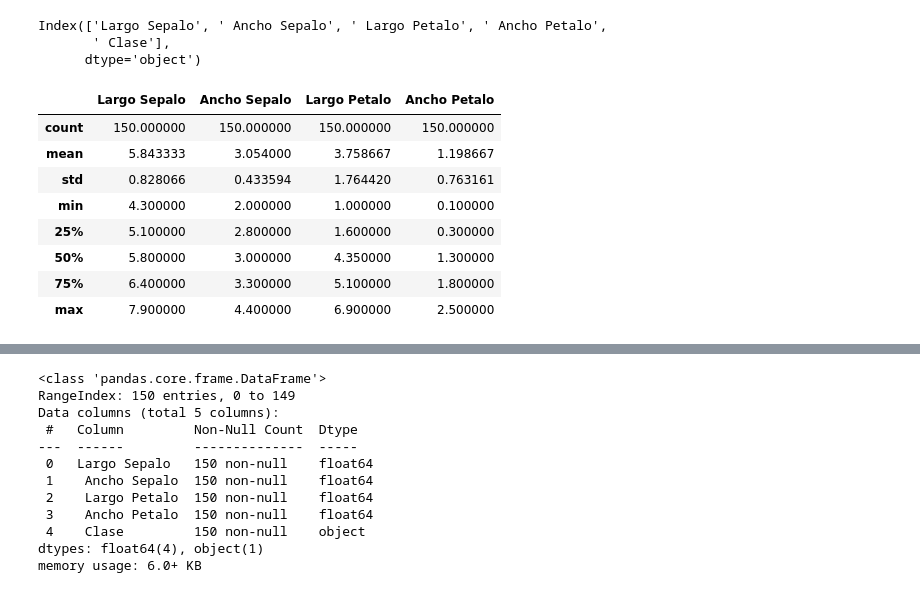
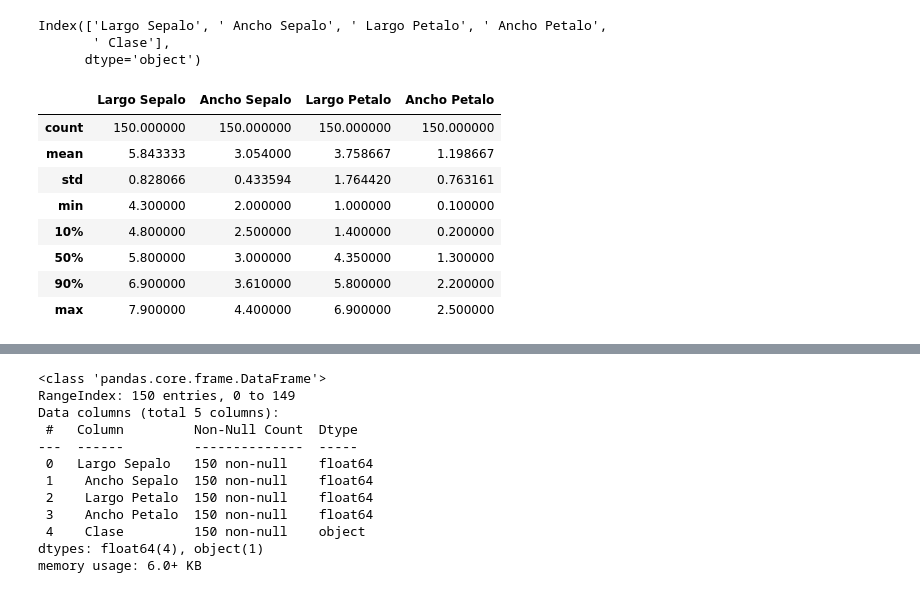
Before and after one commit to joelalves/machine-learning-course, a Jupyter notebook: numpy-pandas-preprocess/pandas/Pandas teoría 1.ipynb, the cells around one changed output, grey strips where cells are left out. Saved outputs shown, nothing was run; the diff lists cells and outputs as text; code cells hidden in the pictures.

```diff
--- a/numpy-pandas-preprocess/pandas/Pandas teoría 1.ipynb
+++ b/numpy-pandas-preprocess/pandas/Pandas teoría 1.ipynb
@@ -75,7 +81,7 @@ df#.head() #Muestra las primeras 5 filas del dataframe
 | 149 | 5.9 | 3.0 | 5.1 | 1.8 | Iris-virginica |
 150 rows × 5 columns
 # %%
-df = pd.read_excel("iris.xlsx", sheet_name = 0)
+df = pd.read_excel("../../data/iris.xlsx", sheet_name = 0)
 df
 # %% [output]
 |  | Largo Sepalo | Ancho Sepalo | Largo Petalo | Ancho Petalo | Clase |
@@ -143,14 +150,14 @@ Index(['Largo Sepalo', ' Ancho Sepalo', ' Largo Petalo', ' Ancho Petalo',
        ' Clase'],
       dtype='object')
 # %%
-df.describe() #Devuelve una descripción estadistica del dataframe
+df.describe(percentiles=[0.1, 0.9]) #Devuelve una descripción estadistica del dataframe
 # %% [output]
 |  | Largo Sepalo | Ancho Sepalo | Largo Petalo | Ancho Petalo |
 | count | 150.000000 | 150.000000 | 150.000000 | 150.000000 |
 | mean | 5.843333 | 3.054000 | 3.758667 | 1.198667 |
 | std | 0.828066 | 0.433594 | 1.764420 | 0.763161 |
 | min | 4.300000 | 2.000000 | 1.000000 | 0.100000 |
-| 25% | 5.100000 | 2.800000 | 1.600000 | 0.300000 |
+| 10% | 4.800000 | 2.500000 | 1.400000 | 0.200000 |
 | 50% | 5.800000 | 3.000000 | 4.350000 | 1.300000 |
-| 75% | 6.400000 | 3.300000 | 5.100000 | 1.800000 |
+| 90% | 6.900000 | 3.610000 | 5.800000 | 2.200000 |
 | max | 7.900000 | 4.400000 | 6.900000 | 2.500000 |
```
Also changed, not shown: parts of 14 cells of this notebook, 2 other files.
